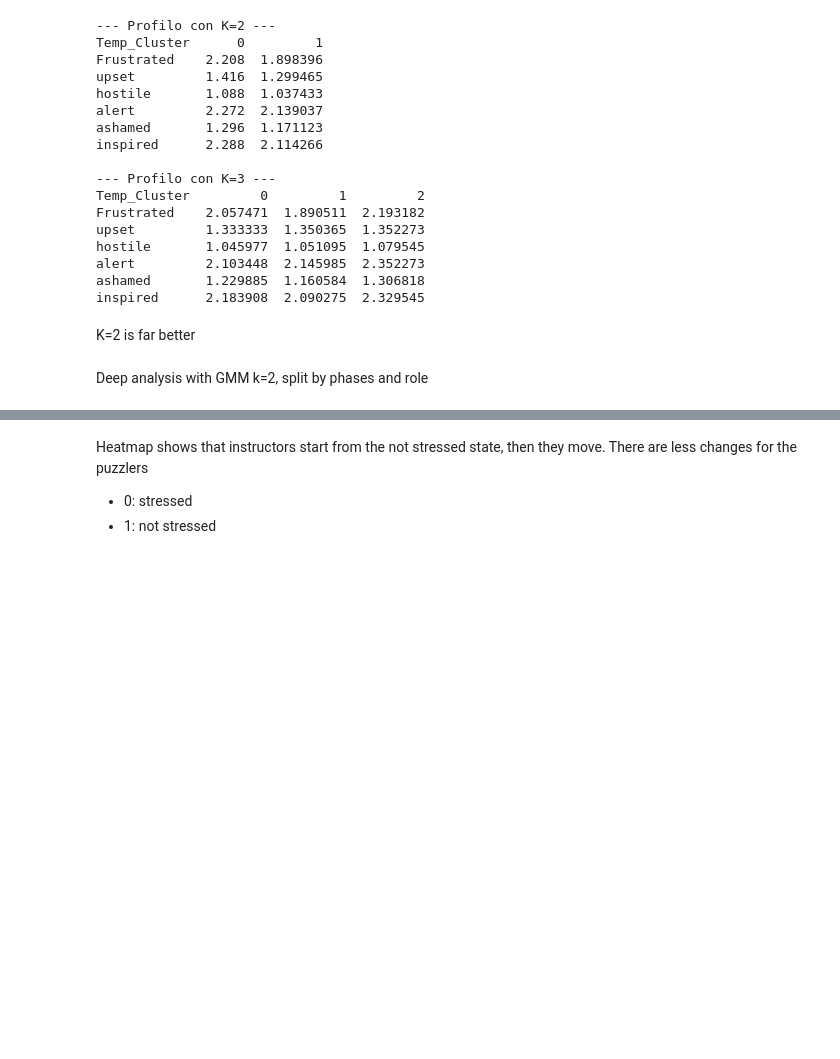
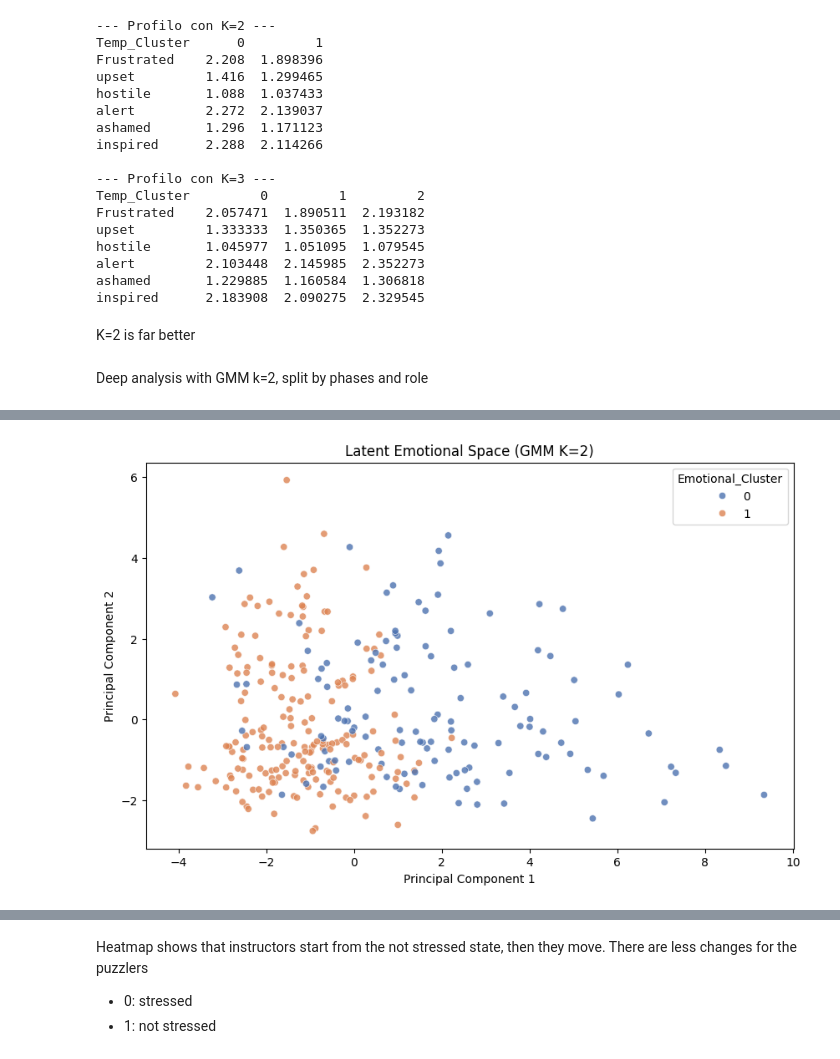
Before and after one commit to bodvarsdottirkristin/cda-case-2, a Jupyter notebook: clustering/Latent_clustering.ipynb, the cells around one changed output, grey strips where cells are left out. Drawn from its saved outputs; the diff is of its cells as text; code cells hidden in the pictures; blank space fills up the shorter version.

Commit message:
Added study on emotions between clusters

```diff
--- a/clustering/Latent_clustering.ipynb
+++ b/clustering/Latent_clustering.ipynb
@@ -398,0 +306,96 @@ Puzzler (Active)      phase1  32.69  67.31
+# %%
+import pandas as pd
+import numpy as np
+import matplotlib.pyplot as plt
+import seaborn as sns
+from sklearn.mixture import GaussianMixture
+from pathlib import Path
+import os
+
+# --- 1. CONFIGURATION & LOADING ---
+base_path = Path(os.getcwd()).resolve().parents[0]
+pca_data_path = base_path / 'data' / 'processed' / 'HR_data_PCA2.csv'
+raw_data_path = base_path / 'data' / 'processed' / 'HR_data_2.csv'
+
+# Load datasets
+df_pca = pd.read_csv(pca_data_path)
+df_raw = pd.read_csv(raw_data_path)
+
+# --- 2. GMM CLUSTERING (K=2) ---
+# We use Principal Components to cluster latent emotional states
+pc_cols = [c for c in df_pca.columns if c.startswith('PC')]
+gmm = GaussianMixture(n_components=2, random_state=42)
+
+# Assign cluster labels to both dataframes
+cluster_labels = gmm.fit_predict(df_pca[pc_cols])
+df_pca['Emotional_Cluster'] = cluster_labels
+df_raw['Emotional_Cluster'] = cluster_labels
+
+# --- 3. PSYCHOLOGICAL PROFILE (Questionnaire Analysis) ---
+questionnaire_cols = [
+    'Frustrated', 'upset', 'hostile', 'alert', 'ashamed', 'inspired',
+    'nervous', 'attentive', 'afraid', 'active', 'determined'
+]
+
+emotional_profile = df_raw.groupby('Emotional_Cluster')[questionnaire_cols].mean()
+print("\n--- EMOTIONAL PROFILE PER CLUSTER (K=2) ---")
+print(emotional_profile.T)
+
+# --- 4. VISUALIZATION (Latent Space) ---
+plt.figure(figsize=(10, 6))
+sns.scatterplot(
+    x=df_pca['PC1'], y=df_pca['PC2'],
+    hue=df_pca['Emotional_Cluster'], palette='deep', alpha=0.8
+)
+plt.title('Latent Emotional Space (GMM K=2)')
+plt.xlabel('Principal Component 1')
+plt.ylabel('Principal Component 2')
+plt.show()
+
+# --- 5. ADVANCED STRATIFICATION (Role & Phase Analysis) ---
+df_raw['Role_Label'] = df_raw['Puzzler'].replace({1: 'Puzzler (Active)', 0: 'Instructor (Observer)'})
+
+# Crosstab with Totals for statistical reporting
+count_crosstab = pd.crosstab(
+    index=[df_raw['Role_Label'], df_raw['Phase']],
+    columns=df_raw['Emotional_Cluster'],
+    margins=True,
+    margins_name='Total'
+)
+
+
+# Heatmap (Excluding 'Total' rows/cols for visual clarity)
+plt.figure(figsize=(8, 5))
+sns.heatmap(
+    count_crosstab.drop('Total', axis=0).drop('Total', axis=1),
+    annot=True, cmap='Blues', fmt='d'
+)
+plt.title('Distribution of Emotional Clusters by Role and Phase')
+plt.ylabel('Role & Phase')
+plt.xlabel('Emotional Cluster')
+plt.tight_layout()
+plt.show()
+
+# --- 6. SUMMARY STATISTICS ---
+
+print("\n--- Stratified Analysis (Absolute Counts) ---")
+print(count_crosstab)
+
+
+total_c1 = count_crosstab.loc['Total', 1]
+total_puzzler_c1 = count_crosstab.loc['Puzzler (Active)', 1].sum()
+total_instructor_c1 = count_crosstab.loc['Instructor (Observer)', 1].sum()
+
+print(f"\n--- Statistical Summary (Cluster 1) ---")
+print(f"Total subjects in Cluster 1: {total_c1}")
+print(f"  -> Puzzlers: {total_puzzler_c1}")
+print(f"  -> Instructors: {total_instructor_c1}")
+
+print(f"\n--- Statistical Summary (Cluster 0) ---")
+total_c0 = count_crosstab.loc['Total', 0]
+total_puzzler_c0 = count_crosstab.loc['Puzzler (Active)', 0].sum()
+total_instructor_c0 = count_crosstab.loc['Instructor (Observer)', 0].sum()
+print(f"Total subjects in Cluster 0: {total_c0}")
+print(f"  -> Puzzlers: {total_puzzler_c0}")
+print(f"  -> Instructors: {total_instructor_c0}")
+# %% [output]
@@ -398,0 +415 @@ Puzzler (Active)      phase1  32.69  67.31
+[figure, added]
```
Also changed, not shown: parts of 3 cells of this notebook.
